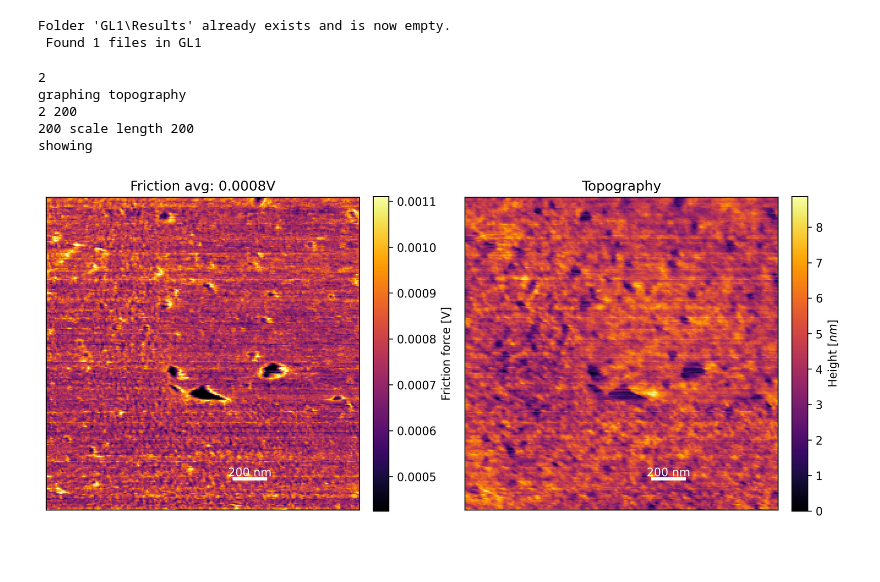
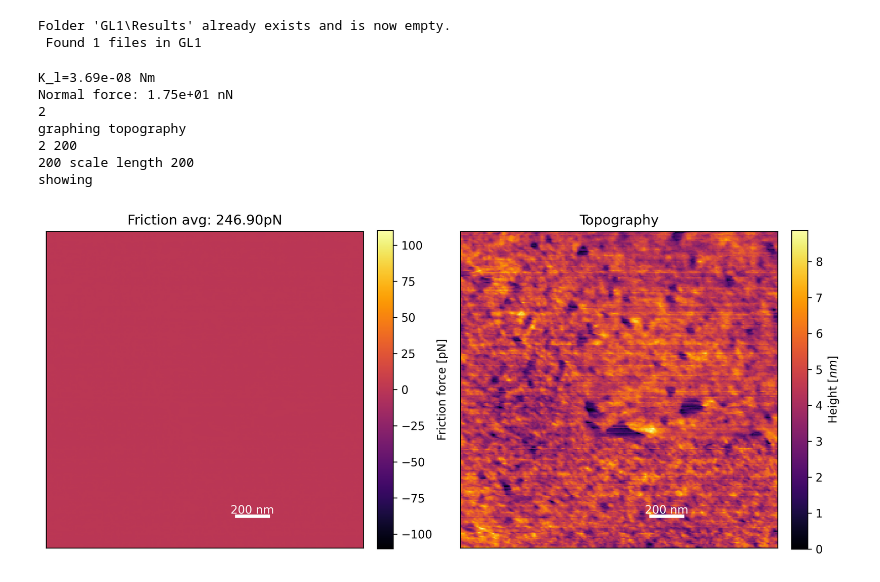
Before and after one commit to nick0413/Automated_AFM_analysis, a Jupyter notebook: read_mi.ipynb, the cells around one changed output. Saved outputs shown, nothing was run; the diff lists cells and outputs as text; code cells hidden in the pictures; blank space fills up the shorter version.

Commit message:
automatic unit conversion

```diff
--- a/read_mi.ipynb
+++ b/read_mi.ipynb
@@ -28,21 +28,22 @@ ii=0
 
 
 
-canteliever_length=450		#[um]
-canteliever_width=50		#[um]
-canteliever_height=15e-3	#[um]
+canteliever_length=450e-6	#[m]
+# canteliever_width=50		#[um]
+# canteliever_height=15e-3	#[um]
 poisson_ratio=0.28
 
 
 spring_constant=0.35	#[N/m]
 InVOLS=100				#[nm/V]
-Torsional_k=1.75e-10	#[Nm]
-lateral_sensitivity=1.75e-10	#[nm/V]
+lateral_sensitivity=0.25	#[nm/V]
 
 
 
 
-K_l=2*spring_constant*canteliever_length**2/ (3*(1+poisson_ratio)*canteliever_height**2)	#[N/m]
+K_l=2*spring_constant*canteliever_length**2/ (3*(1+poisson_ratio))	#[N/m]
+# K_l=1.64e-10
+print(f"K_l={K_l:.2e} Nm")		#
 
 #!↑↑↑ This is the formula for the lateral spring constant, for the Sader and Green methods
 
@@ -65,6 +66,7 @@ for file_path in files_in_folder:
 
 
 	Normal_force=conversion_factor_alpha*file.servoSetpoint
+	print(f"Normal force: {Normal_force:.2e} nN")
 
 
 
@@ -76,7 +78,9 @@ for file_path in files_in_folder:
 	if len(results_buffers)==3:
 		friction_arrays,topography_arrays,current_arrays=results_buffers
 
-	averaged_friction,Cof_for_runs[ii],Cof_for_runs_std[ii]=pmi.calculate_CoF(friction_arrays,file_path,K_l*lateral_sensitivity )
+	averaged_friction,Cof_for_runs[ii],Cof_for_runs_std[ii]=pmi.calculate_CoF(friction_arrays,file_path,
+																		   K_l*lateral_sensitivity
+																		   )
 
 	if (ii==0) :
 
@@ -86,31 +90,34 @@ for file_path in files_in_folder:
 								topography=topography_arrays[0],
 								results_folder=results_folder,
 								file_path=file_path,
 								title="Friction and Topography",
 								show=True,
 								scale_length=scale_length,
 								friction_color_range=4,
 								bar_position=(0.6,0.1),
 								scale_unit="nm",
 								axis_ticks=False,
+								conversion_factor=K_l*lateral_sensitivity
 								)
 
 
 
 
 	elif not multiple_files:
 		# print("Only one file in folder, skipping plotting")
 		pmi.graph_friction_n_topography(file,averaged_friction,topography_arrays[0],results_folder,file_path,"Friction and Topography", show=False, scale_length=scale_length)
 	ii+=1
 
 
 if multiple_files:
 
 	pmi.plot_CoF(Cof_for_runs,Cof_for_runs_std,results_folder, show=True)
 # %% [output]
+K_l=3.69e-08 Nm
+Normal force: 1.75e+01 nN
 2
 graphing topography
 2 200
 200 scale length 200
 showing
-[figure, old version]
+[figure, new version]
```
Also changed, not shown: 1 other file.
